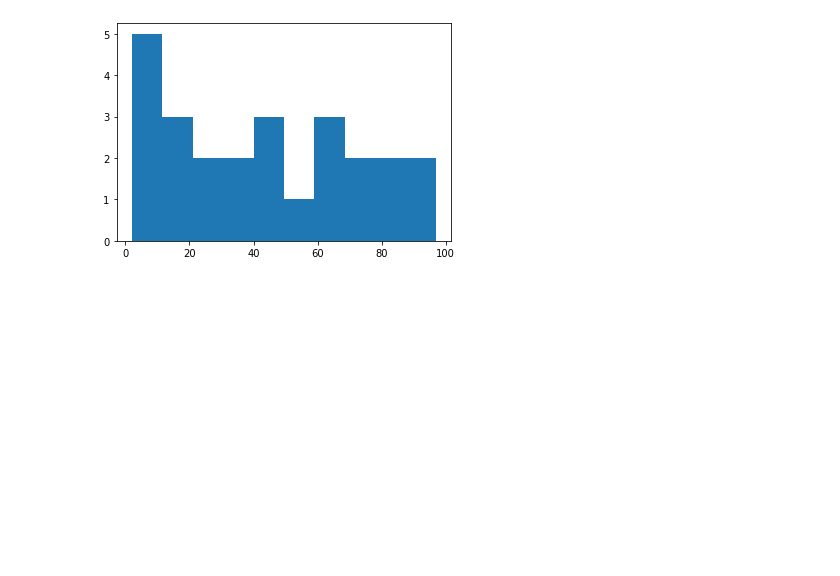
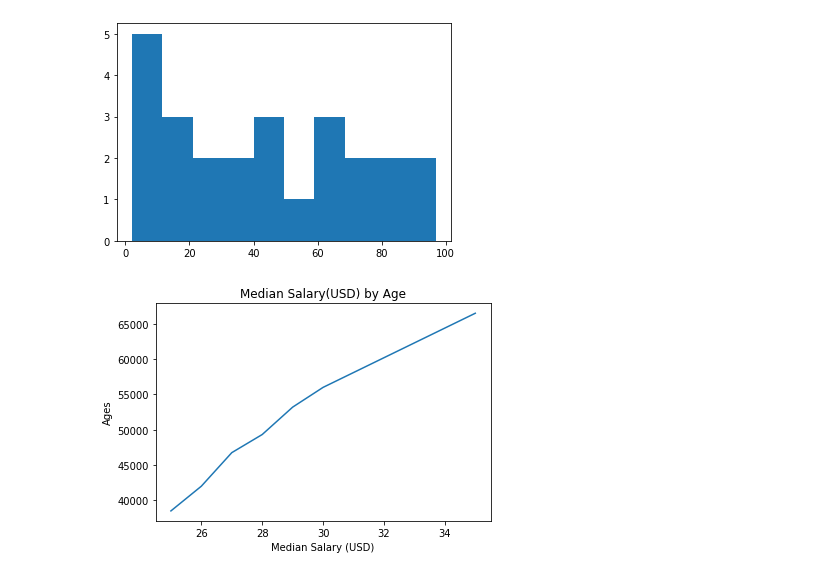
Before and after one commit to SHIVRAJSHINDE/AShiv, a Jupyter notebook: Matplotlib.ipynb, the cells around one changed output. Drawn from its saved outputs; the diff is of its cells as text; code cells hidden in the pictures; blank space fills up the shorter version.

```diff
--- a/Matplotlib.ipynb
+++ b/Matplotlib.ipynb
@@ -42,3 +42,19 @@ plt.show()
 [figure]
 # %%
 plt.show()
+# %%
+import matplotlib
+from matplotlib import pyplot as plt
+
+
+dev_x = [25,26,27,28,29,30,35]
+dev_y = [38496,42000,46752,49320,53200,56000,66500]
+
+plt.plot(dev_x,dev_y)
+plt.ylabel('Ages')
+plt.xlabel('Median Salary (USD)')
+plt.title('Median Salary(USD) by Age')
+
+plt.show()
+# %% [output]
+[figure, added]
```
Also changed, not shown: parts of 13 cells of this notebook, 25 other files.
